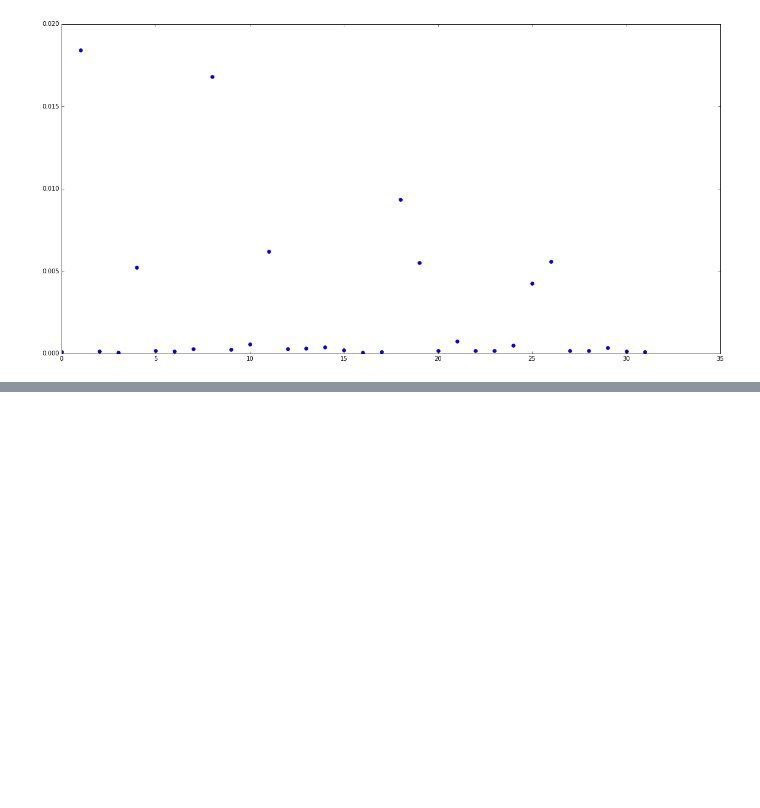
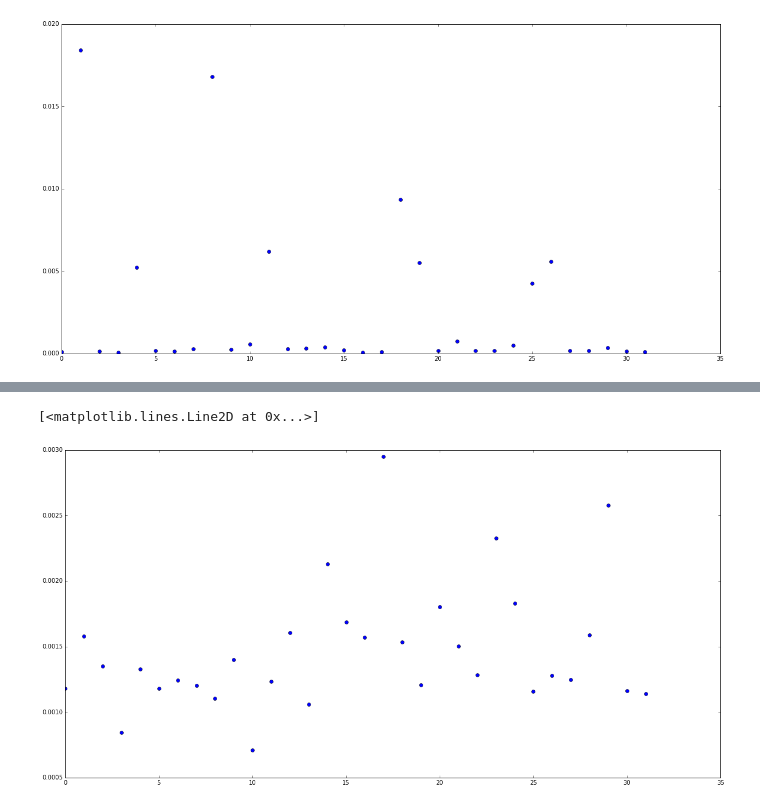
Before and after one commit to emdodds/matching-pursuit, a Jupyter notebook: Notebooks/check results.ipynb, the cells around one changed output, grey strips where cells are left out. Saved outputs shown, nothing was run; the diff lists cells and outputs as text; code cells hidden in the pictures; blank space fills up the shorter version.

```diff
--- a/Notebooks/check results.ipynb
+++ b/Notebooks/check results.ipynb
@@ -164,0 +170,5 @@ histories['loss']
+# %%
+plt.plot(histories['L1acts'],'bo')
+# %% [output]
+[<matplotlib.lines.Line2D at 0x...>]
+[figure, added]
```
Also changed, not shown: parts of 4 cells of this notebook, 2 other files.
